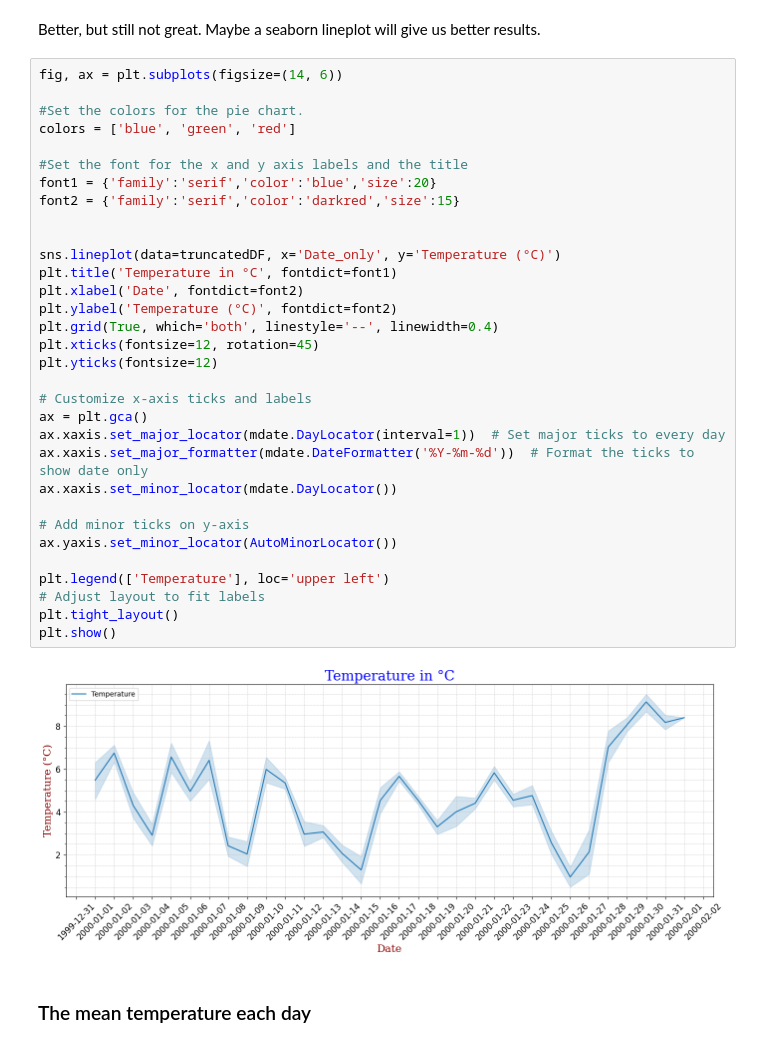
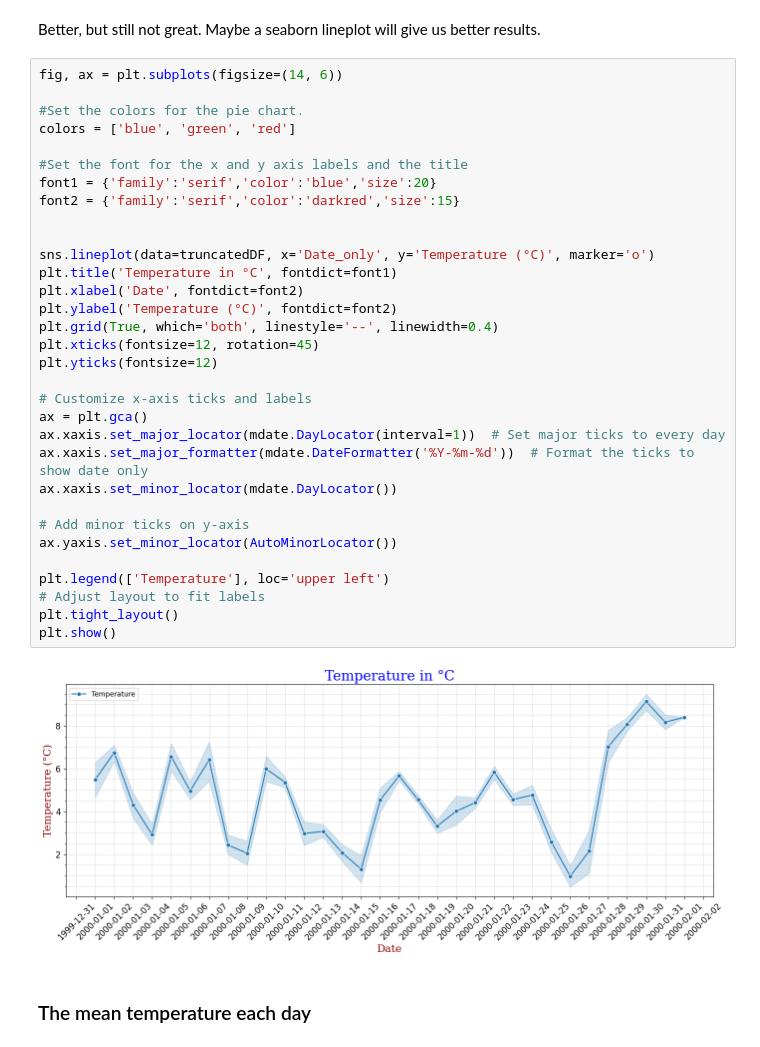
Before and after one commit to MikeCurleyCoosan/PFDA, a Jupyter notebook: PFDA_assignments/assignment06_weather.ipynb, the cells around one changed output. Saved outputs shown, nothing was run; the diff lists cells and outputs as text.

```diff
--- a/PFDA_assignments/assignment06_weather.ipynb
+++ b/PFDA_assignments/assignment06_weather.ipynb
@@ -183,35 +183,35 @@ fig, ax = plt.subplots(figsize=(14, 6))
 
 #Set the colors for the pie chart.
 colors = ['blue', 'green', 'red']
 
 #Set the font for the x and y axis labels and the title
 font1 = {'family':'serif','color':'blue','size':20}
 font2 = {'family':'serif','color':'darkred','size':15}
 
 
-sns.lineplot(data=truncatedDF, x='Date_only', y='Temperature (°C)')
+sns.lineplot(data=truncatedDF, x='Date_only', y='Temperature (°C)', marker='o')
 plt.title('Temperature in °C', fontdict=font1)
 plt.xlabel('Date', fontdict=font2)
 plt.ylabel('Temperature (°C)', fontdict=font2)
 plt.grid(True, which='both', linestyle='--', linewidth=0.4)
 plt.xticks(fontsize=12, rotation=45)
 plt.yticks(fontsize=12)
 
 # Customize x-axis ticks and labels
 ax = plt.gca()
 ax.xaxis.set_major_locator(mdate.DayLocator(interval=1))  # Set major ticks to every day
 ax.xaxis.set_major_formatter(mdate.DateFormatter('%Y-%m-%d'))  # Format the ticks to show date only
 ax.xaxis.set_minor_locator(mdate.DayLocator())
 
 # Add minor ticks on y-axis
 ax.yaxis.set_minor_locator(AutoMinorLocator())
 
 plt.legend(['Temperature'], loc='upper left')
 # Adjust layout to fit labels
 plt.tight_layout()
 plt.show()
 # %% [output]
-[figure, old version]
+[figure, new version]
 # %% [markdown]
 ### The mean temperature each day
 # %%
```
Also changed, not shown: parts of 2 cells of this notebook.
